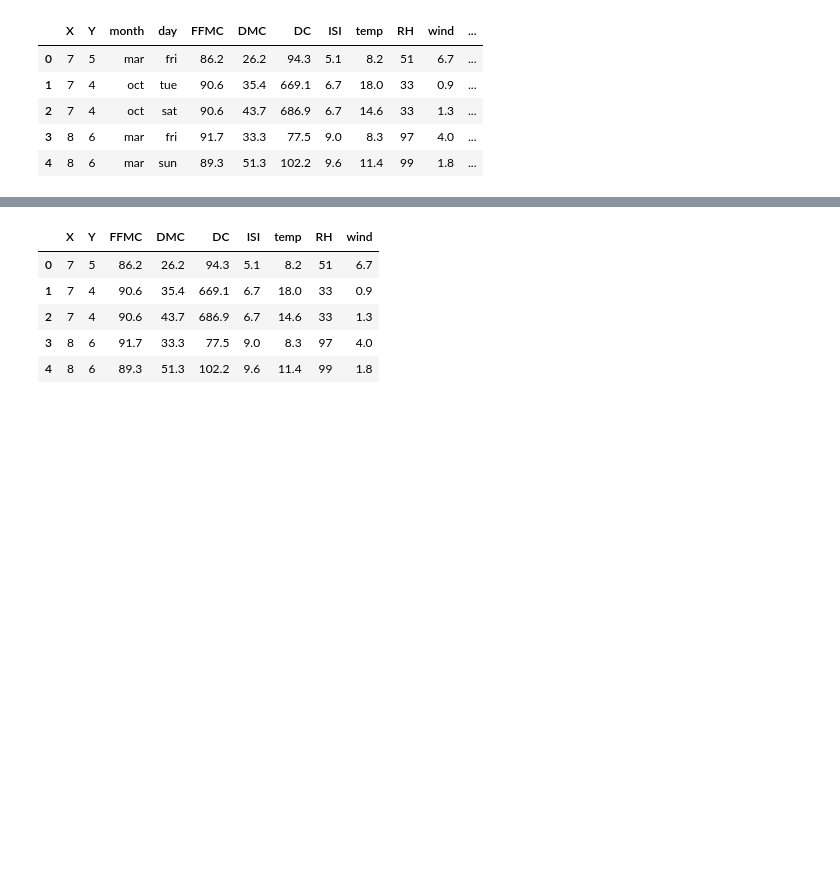
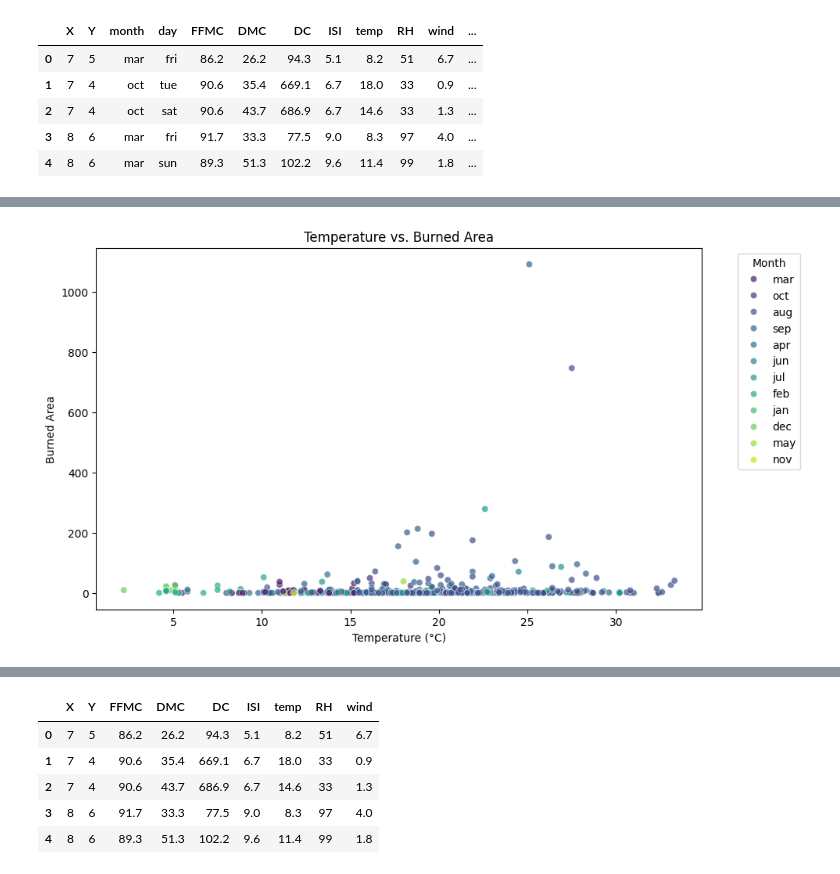
Before and after one commit to Meghant00/Advanced-Machine-Learning, a Jupyter notebook: Gaussian Process Regression.ipynb, the cells around one changed output, grey strips where cells are left out. Cells and saved outputs as stored; diff of their text form; code cells hidden in the pictures; blank space fills up the shorter version.

```diff
--- a/Gaussian Process Regression.ipynb
+++ b/Gaussian Process Regression.ipynb
@@ -22,0 +56,11 @@ data.head()
+# %%
+# Scatter plot of temperature and area
+plt.figure(figsize=(10, 6))
+sns.scatterplot(data=data, x='temp', y='area', hue='month', palette='viridis', alpha=0.7)
+plt.title('Temperature vs. Burned Area')
+plt.xlabel('Temperature (°C)')
+plt.ylabel('Burned Area')
+plt.legend(title='Month', bbox_to_anchor=(1.05, 1), loc='upper left')
+plt.show()
+# %% [output]
+[figure, added]
```
Also changed, not shown: parts of 14 cells of this notebook.
